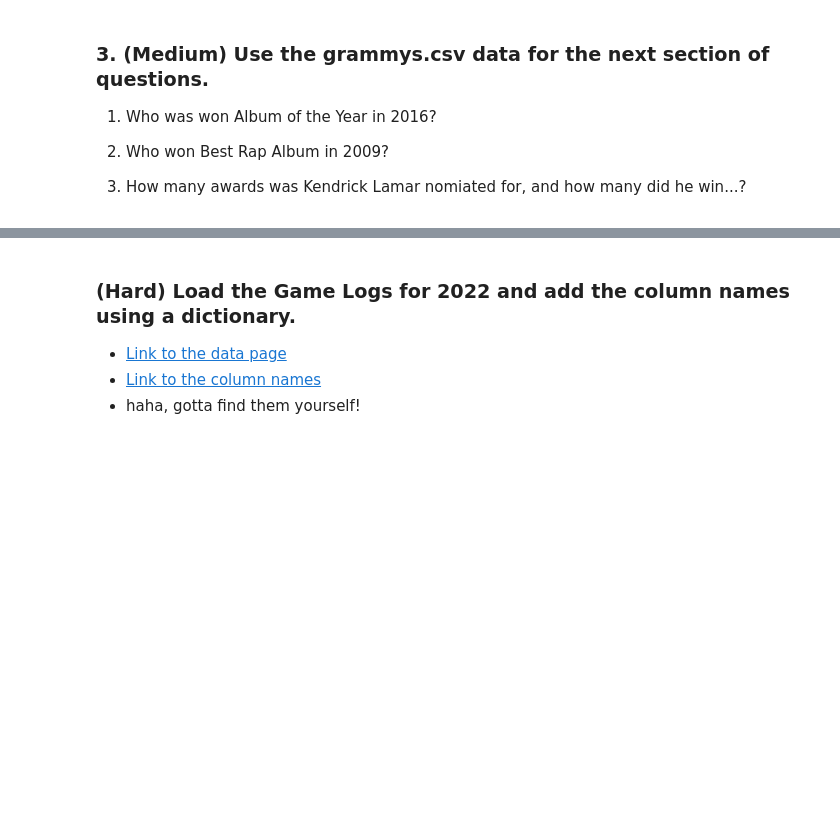
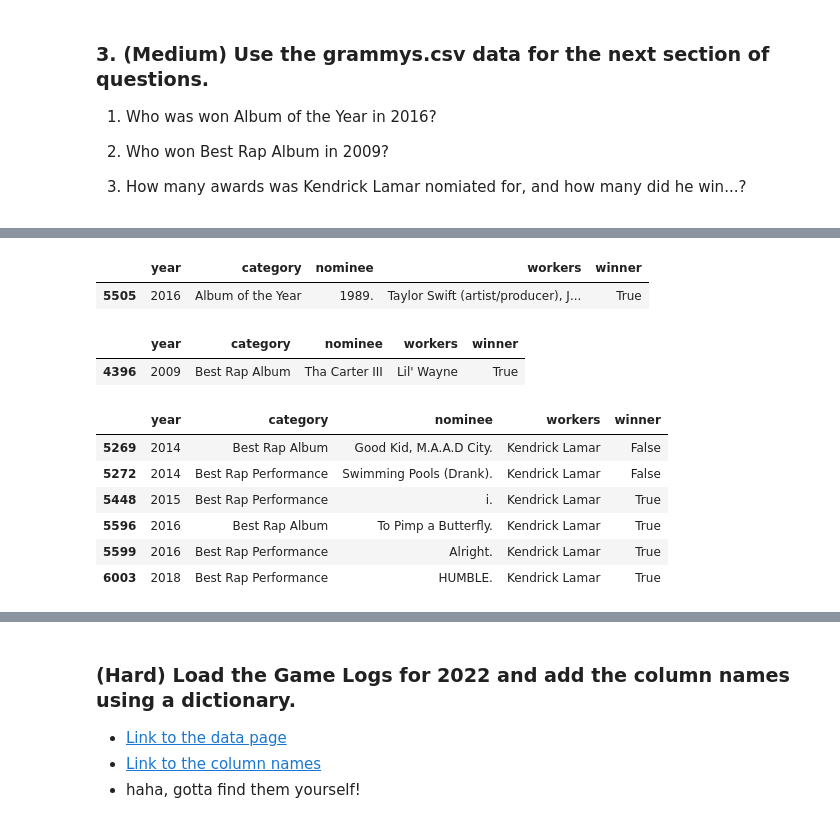
Before and after one commit to DouglasRollman/2024-DS-Fri-1230, a Jupyter notebook: Week-01-Pandas/Exercise-DR.ipynb, the cells around one changed output, grey strips where cells are left out. Cells and saved outputs as stored; diff of their text form; code cells hidden in the pictures; blank space fills up the shorter version.

```diff
--- a/Week-01-Pandas/Exercise-DR.ipynb
+++ b/Week-01-Pandas/Exercise-DR.ipynb
@@ -125,0 +298,26 @@ Every question below this cell is extra credit and optional.
+# %%
+#Who was won Album of the Year in 2016?
+df_grammys[(df_grammys['year'] == 2016) & (df_grammys['category'] == 'Album of the Year') & df_grammys['winner']]
+# %% [output]
+|  | year | category | nominee | workers | winner |
+| 5505 | 2016 | Album of the Year | 1989. | Taylor Swift (artist/producer), J... | True |
+# %%
+#who won Best Rap Album in 2009?
+
+df_grammys[(df_grammys['year'] == 2009) & (df_grammys['category'] == 'Best Rap Album') & df_grammys['winner']]
+# %% [output]
+|  | year | category | nominee | workers | winner |
+| 4396 | 2009 | Best Rap Album | Tha Carter III | Lil' Wayne | True |
+# %%
+#how many awards was Kendrick Lamar nomiated for, and how many did he win?
+
+df_grammys[(df_grammys['workers'] == 'Kendrick Lamar') & (df_grammys['winner'])]
+df_grammys[(df_grammys['workers'] == 'Kendrick Lamar')]
+# %% [output]
+|  | year | category | nominee | workers | winner |
+| 5269 | 2014 | Best Rap Album | Good Kid, M.A.A.D City. | Kendrick Lamar | False |
+| 5272 | 2014 | Best Rap Performance | Swimming Pools (Drank). | Kendrick Lamar | False |
+| 5448 | 2015 | Best Rap Performance | i. | Kendrick Lamar | True |
+| 5596 | 2016 | Best Rap Album | To Pimp a Butterfly. | Kendrick Lamar | True |
+| 5599 | 2016 | Best Rap Performance | Alright. | Kendrick Lamar | True |
+| 6003 | 2018 | Best Rap Performance | HUMBLE. | Kendrick Lamar | True |
```
Also changed, not shown: parts of 20 cells of this notebook, 5 other files.
